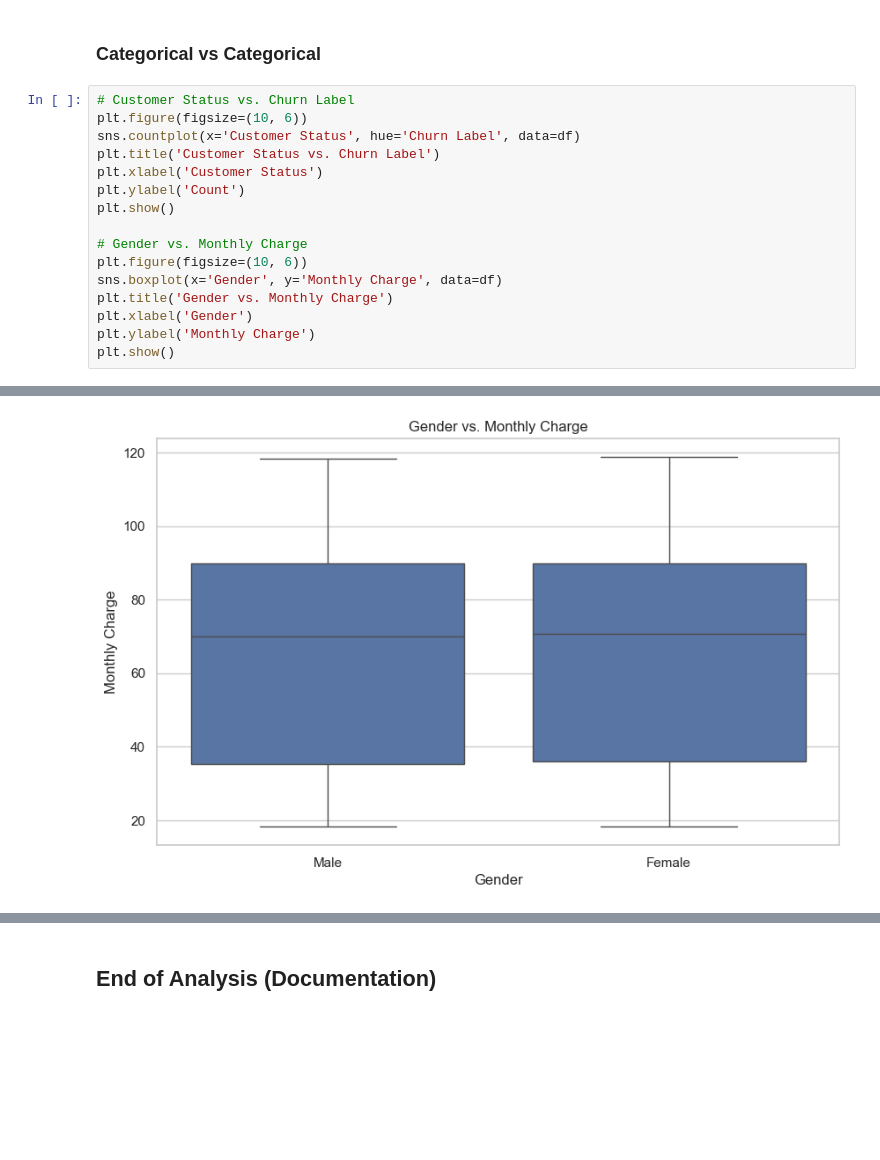
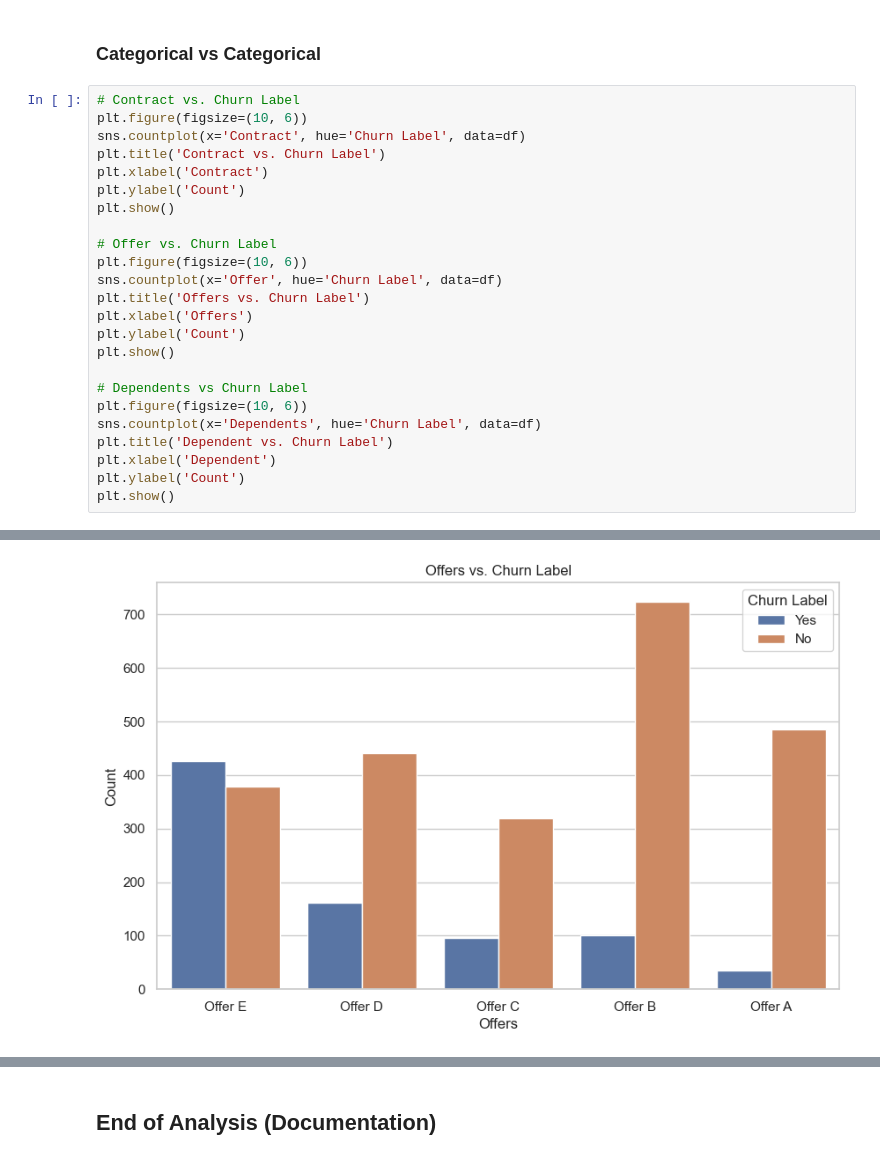
Before and after one commit to VinV7/End-To-End-Machine-Learning-Project, a Jupyter notebook: notebooks/01_data_exploration.ipynb, the cells around one changed output, grey strips where cells are left out. Cells and saved outputs as stored; diff of their text form; blank space fills up the shorter version.

```diff
--- a/notebooks/01_data_exploration.ipynb
+++ b/notebooks/01_data_exploration.ipynb
@@ -203,19 +197,27 @@ plt.show()
 # %% [markdown]
 ### Categorical vs Categorical
 # %%
-# Customer Status vs. Churn Label
+# Contract vs. Churn Label
 plt.figure(figsize=(10, 6))
-sns.countplot(x='Customer Status', hue='Churn Label', data=df)
-plt.title('Customer Status vs. Churn Label')
-plt.xlabel('Customer Status')
+sns.countplot(x='Contract', hue='Churn Label', data=df)
+plt.title('Contract vs. Churn Label')
+plt.xlabel('Contract')
 plt.ylabel('Count')
 plt.show()
 
-# Gender vs. Monthly Charge
+# Offer vs. Churn Label
 plt.figure(figsize=(10, 6))
-sns.boxplot(x='Gender', y='Monthly Charge', data=df)
-plt.title('Gender vs. Monthly Charge')
-plt.xlabel('Gender')
-plt.ylabel('Monthly Charge')
+sns.countplot(x='Offer', hue='Churn Label', data=df)
+plt.title('Offers vs. Churn Label')
+plt.xlabel('Offers')
+plt.ylabel('Count')
 plt.show()
+
+# Dependents vs Churn Label
+plt.figure(figsize=(10, 6))
+sns.countplot(x='Dependents', hue='Churn Label', data=df)
+plt.title('Dependent vs. Churn Label')
+plt.xlabel('Dependent')
+plt.ylabel('Count')
+plt.show()
 # %% [output]
@@ -223 +225 @@ plt.show()
-[figure, old version]
+[figure, new version]
```
Also changed, not shown: parts of 7 cells of this notebook, 6 other files.
